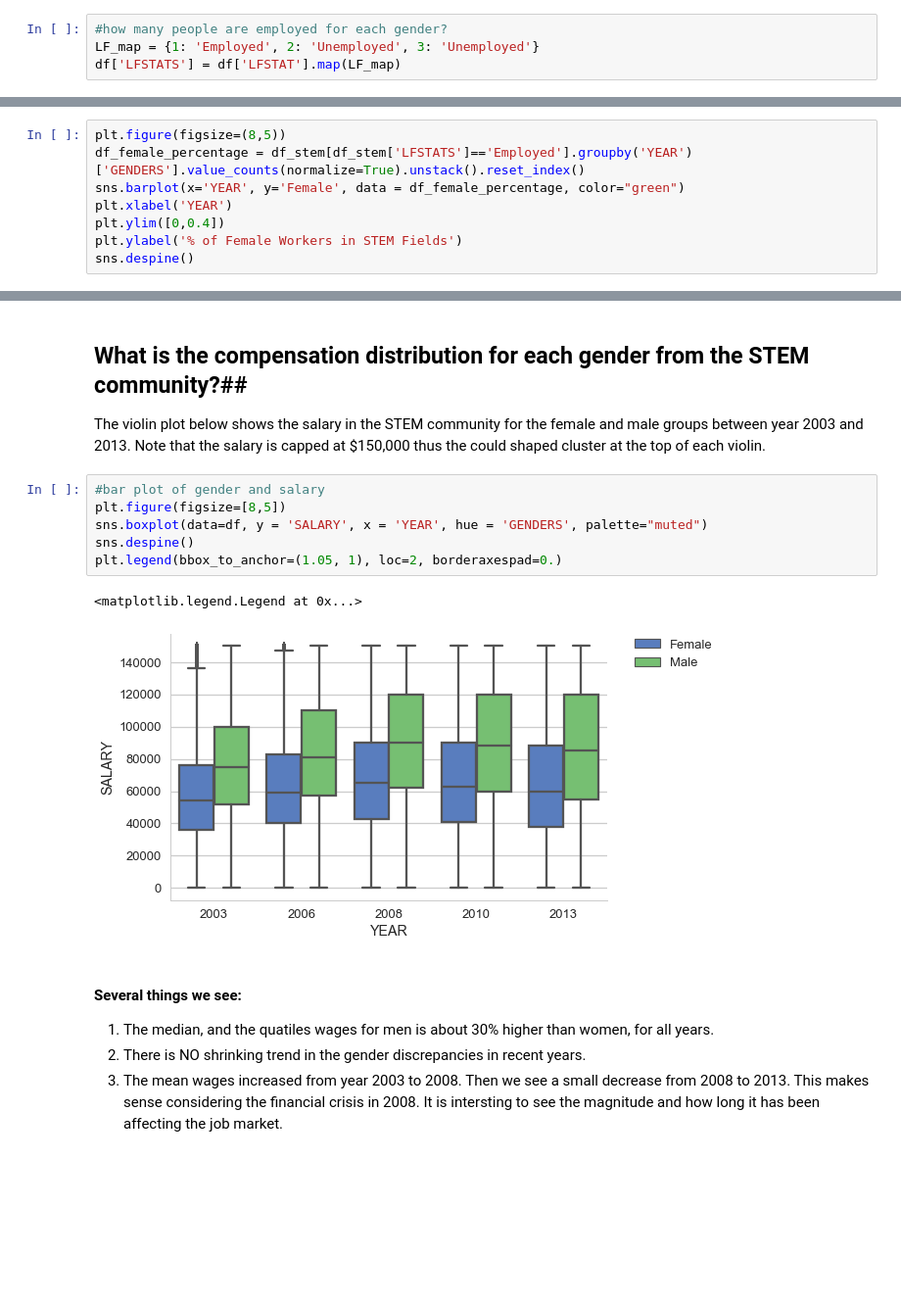
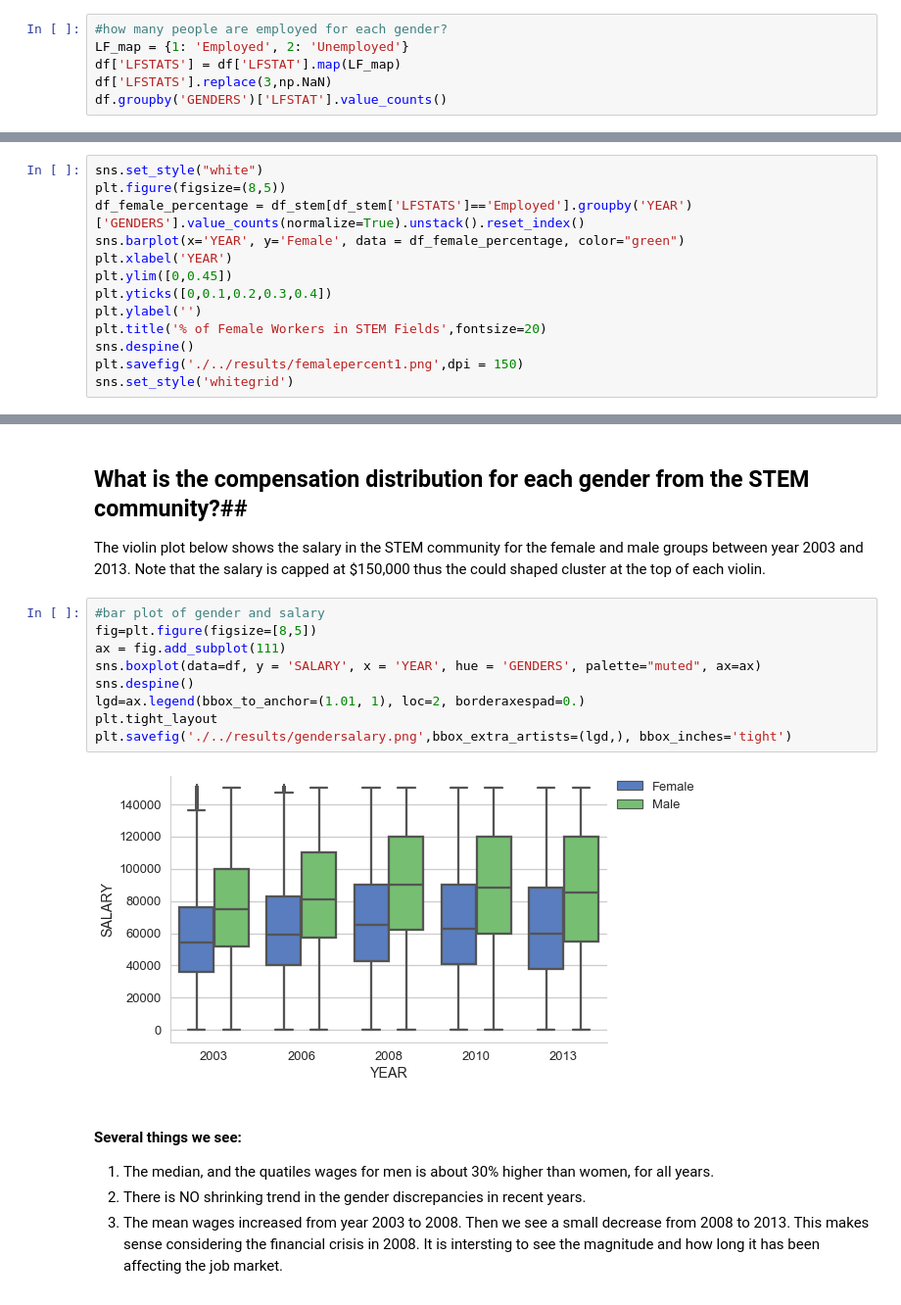
Before and after one commit to shuojiashi/women_in_stem, a Jupyter notebook: notebooks/HigherEdEDA_upload.ipynb, the cells around one changed output, grey strips where cells are left out. Shown at 98% size. Saved outputs shown, nothing was run; the diff lists cells and outputs as text; blank space fills up the shorter version.

```diff
--- a/notebooks/HigherEdEDA_upload.ipynb
+++ b/notebooks/HigherEdEDA_upload.ipynb
@@ -64,5 +64,7 @@ race_map = {1: 'Asian', 2: 'White', 3: 'Other Minorities', 4: 'Other'}
 df['RACES'] = df['RACETH'].map(race_map)
 # %%
 #how many people are employed for each gender?
-LF_map = {1: 'Employed', 2: 'Unemployed', 3: 'Unemployed'}
+LF_map = {1: 'Employed', 2: 'Unemployed'}
 df['LFSTATS'] = df['LFSTAT'].map(LF_map)
+df['LFSTATS'].replace(3,np.NaN)
+df.groupby('GENDERS')['LFSTAT'].value_counts()
@@ -158,11 +169,16 @@ The bar plot shows about 33% of the STEM workers are women, from this set of dat
 
 Nevertheless, a increasing trend in the female percentage over the year (2003-2013) is present in this data set. There are more women working in the STEM job fields and it is encouraging!
 # %%
+sns.set_style("white")
 plt.figure(figsize=(8,5))
 df_female_percentage = df_stem[df_stem['LFSTATS']=='Employed'].groupby('YEAR')['GENDERS'].value_counts(normalize=True).unstack().reset_index()
 sns.barplot(x='YEAR', y='Female', data = df_female_percentage, color="green")
 plt.xlabel('YEAR')
-plt.ylim([0,0.4])
-plt.ylabel('% of Female Workers in STEM Fields')
+plt.ylim([0,0.45])
+plt.yticks([0,0.1,0.2,0.3,0.4])
+plt.ylabel('')
+plt.title('% of Female Workers in STEM Fields',fontsize=20)
 sns.despine()
+plt.savefig('./../results/femalepercent1.png',dpi = 150)
+sns.set_style('whitegrid')
 # %% [output]
@@ -242,13 +264,15 @@ plt.ylabel('Employment Rate')
 The violin plot below shows the salary in the STEM community for the female and male groups between year 2003 and 2013. Note that the salary is capped at $150,000 thus the could shaped cluster at the top of each violin.
 # %%
 #bar plot of gender and salary
-plt.figure(figsize=[8,5])
-sns.boxplot(data=df, y = 'SALARY', x = 'YEAR', hue = 'GENDERS', palette="muted")
+fig=plt.figure(figsize=[8,5])
+ax = fig.add_subplot(111)
+sns.boxplot(data=df, y = 'SALARY', x = 'YEAR', hue = 'GENDERS', palette="muted", ax=ax)
 sns.despine()
-plt.legend(bbox_to_anchor=(1.05, 1), loc=2, borderaxespad=0.)
+lgd=ax.legend(bbox_to_anchor=(1.01, 1), loc=2, borderaxespad=0.)
+plt.tight_layout
+plt.savefig('./../results/gendersalary.png',bbox_extra_artists=(lgd,), bbox_inches='tight')
 # %% [output]
-<matplotlib.legend.Legend at 0x...>
-[figure, old version]
+[figure, new version]
 # %% [markdown]
 #### Several things we see: ####
 1. The median, and the quatiles wages for men is about 30\% higher than women, for all years.
```
Also changed, not shown: parts of 26 cells of this notebook.
